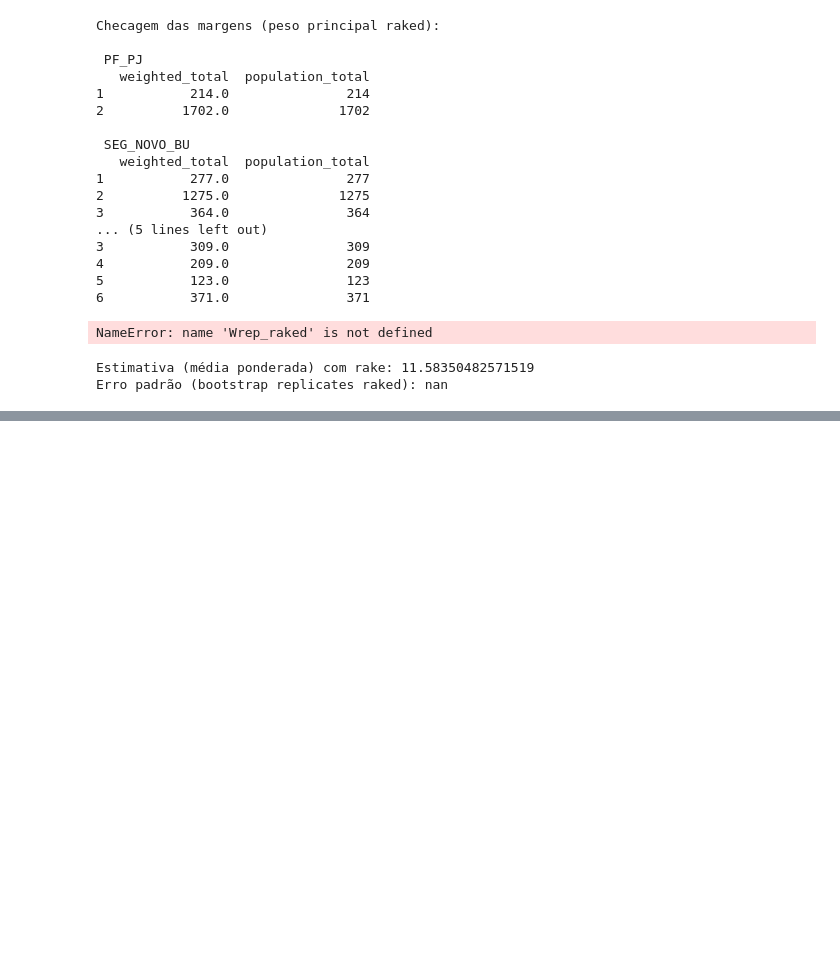
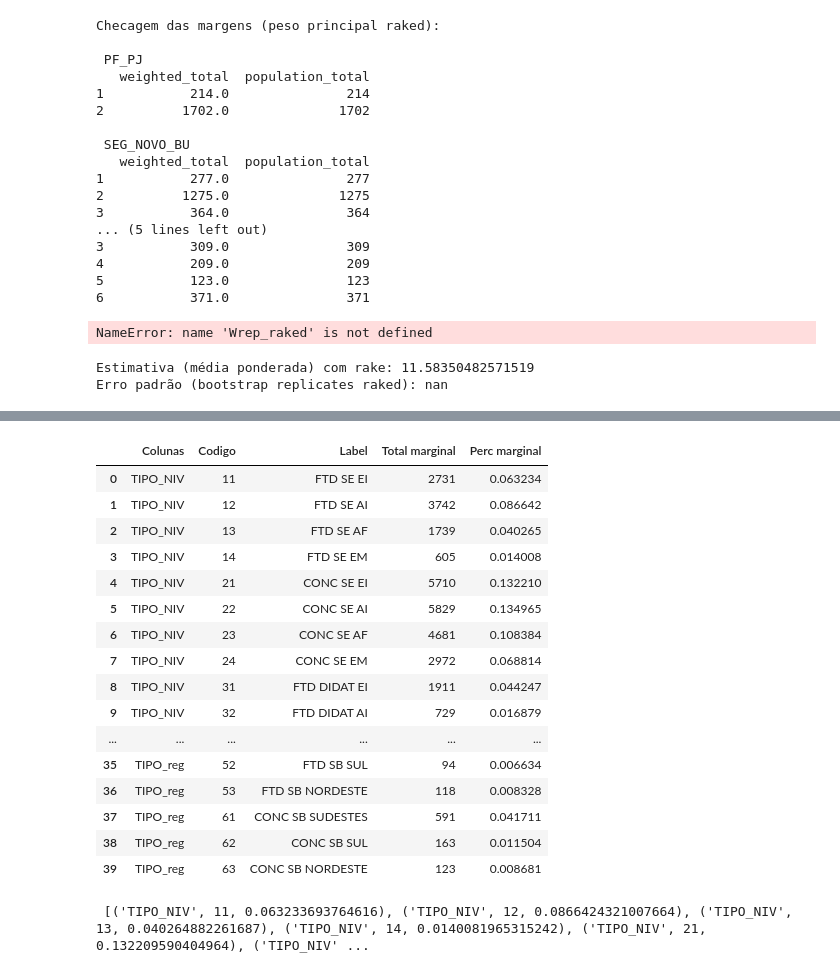
Before and after one commit to RaynerSantos/Processamento-Estatistico, a Jupyter notebook: App_beta/Pond_RAKE.ipynb, the cells around one changed output, grey strips where cells are left out. Saved outputs shown, nothing was run; the diff lists cells and outputs as text; code cells hidden in the pictures; blank space fills up the shorter version.

```diff
--- a/App_beta/Pond_RAKE.ipynb
+++ b/App_beta/Pond_RAKE.ipynb
@@ -358,0 +597,29 @@ Erro padrão (bootstrap replicates raked): nan
+# %%
+file_path = r"C:\Users\rayner.santos\Downloads\Consistencia e Processamento\FTD\POND_FTD.xlsx"
+df_rake = pd.read_excel(file_path, sheet_name="RAKE_QUOTA")
+display(df_rake)
+w_vars = []
+for i, col in enumerate(df_rake["Colunas"]):
+    codigo = int(df_rake.loc[i, "Codigo"])
+    perc = float(df_rake.loc[i, "Perc marginal"])
+    w_vars.append((col, codigo, perc))
+print("\n", w_vars)
+# %% [output]
+|  | Colunas | Codigo | Label | Total marginal | Perc marginal |
+| 0 | TIPO_NIV | 11 | FTD SE EI | 2731 | 0.063234 |
+| 1 | TIPO_NIV | 12 | FTD SE AI | 3742 | 0.086642 |
+| 2 | TIPO_NIV | 13 | FTD SE AF | 1739 | 0.040265 |
+| 3 | TIPO_NIV | 14 | FTD SE EM | 605 | 0.014008 |
+| 4 | TIPO_NIV | 21 | CONC SE EI | 5710 | 0.132210 |
+| 5 | TIPO_NIV | 22 | CONC SE AI | 5829 | 0.134965 |
+| 6 | TIPO_NIV | 23 | CONC SE AF | 4681 | 0.108384 |
+| 7 | TIPO_NIV | 24 | CONC SE EM | 2972 | 0.068814 |
+| 8 | TIPO_NIV | 31 | FTD DIDAT EI | 1911 | 0.044247 |
+| 9 | TIPO_NIV | 32 | FTD DIDAT AI | 729 | 0.016879 |
+| ... | ... | ... | ... | ... | ... |
+| 35 | TIPO_reg | 52 | FTD SB SUL | 94 | 0.006634 |
+| 36 | TIPO_reg | 53 | FTD SB NORDESTE | 118 | 0.008328 |
+| 37 | TIPO_reg | 61 | CONC SB SUDESTES | 591 | 0.041711 |
+| 38 | TIPO_reg | 62 | CONC SB SUL | 163 | 0.011504 |
+| 39 | TIPO_reg | 63 | CONC SB NORDESTE | 123 | 0.008681 |
+ [('TIPO_NIV', 11, 0.063233693764616), ('TIPO_NIV', 12, 0.0866424321007664), ('TIPO_NIV', 13, 0.040264882261687), ('TIPO_NIV', 14, 0.0140081965315242), ('TIPO_NIV', 21, 0.132209590404964), ('TIPO_NIV' ...
```
Also changed, not shown: parts of 8 cells of this notebook, 6 other files.
